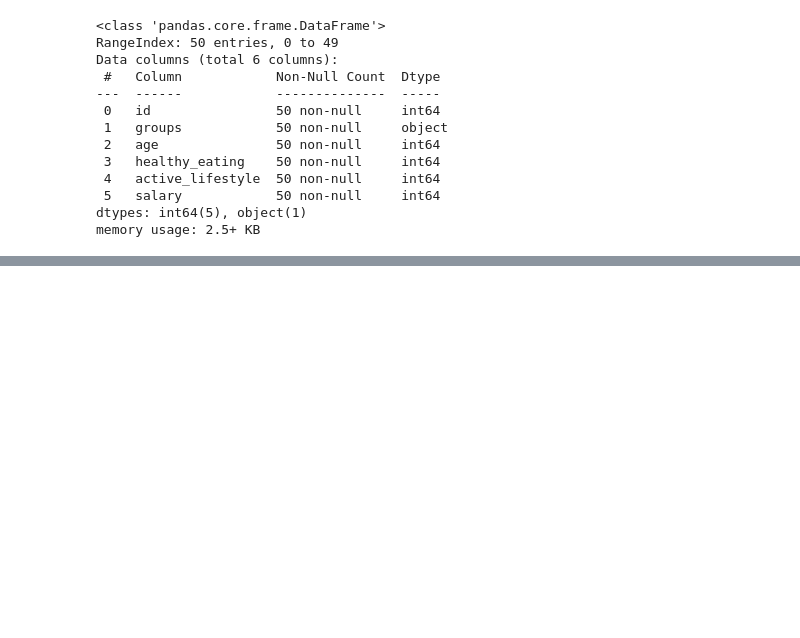
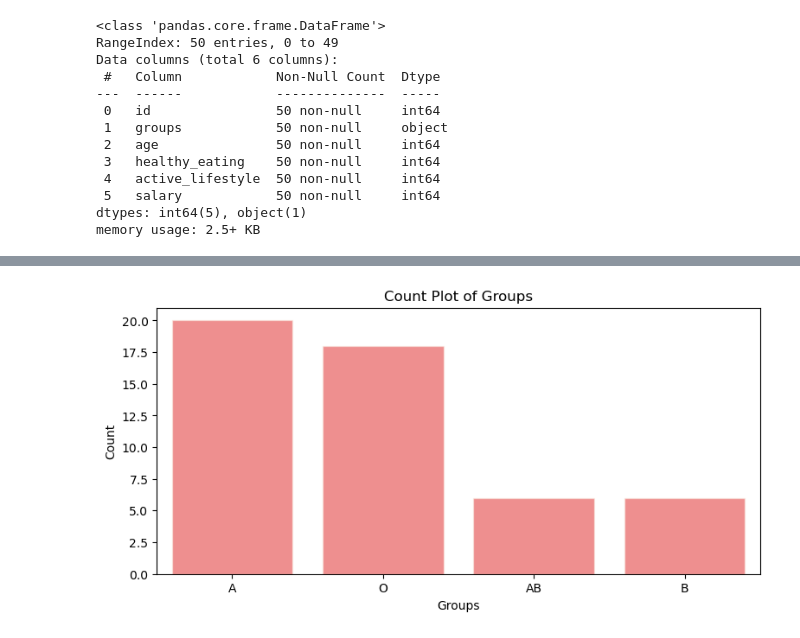
Before and after one commit to Tirth678/Data-Analysis-Projects, a Jupyter notebook: Project 2/notebook.ipynb, the cells around one changed output, grey strips where cells are left out. Saved outputs shown, nothing was run; the diff lists cells and outputs as text; code cells hidden in the pictures; blank space fills up the shorter version.

```diff
--- a/Project 2/notebook.ipynb
+++ b/Project 2/notebook.ipynb
@@ -45,0 +77,10 @@ memory usage: 2.5+ KB
+# %%
+plt.figure(figsize = (9,4))
+sns.countplot(data = data, x = 'groups', edgecolor = 'linen', color='red', alpha = 0.5)
+
+plt.title('Count Plot of Groups')
+plt.xlabel('Groups')
+plt.ylabel('Count')
+plt.show()
+# %% [output]
+[figure, added]
```
Also changed, not shown: parts of 8 cells of this notebook.
